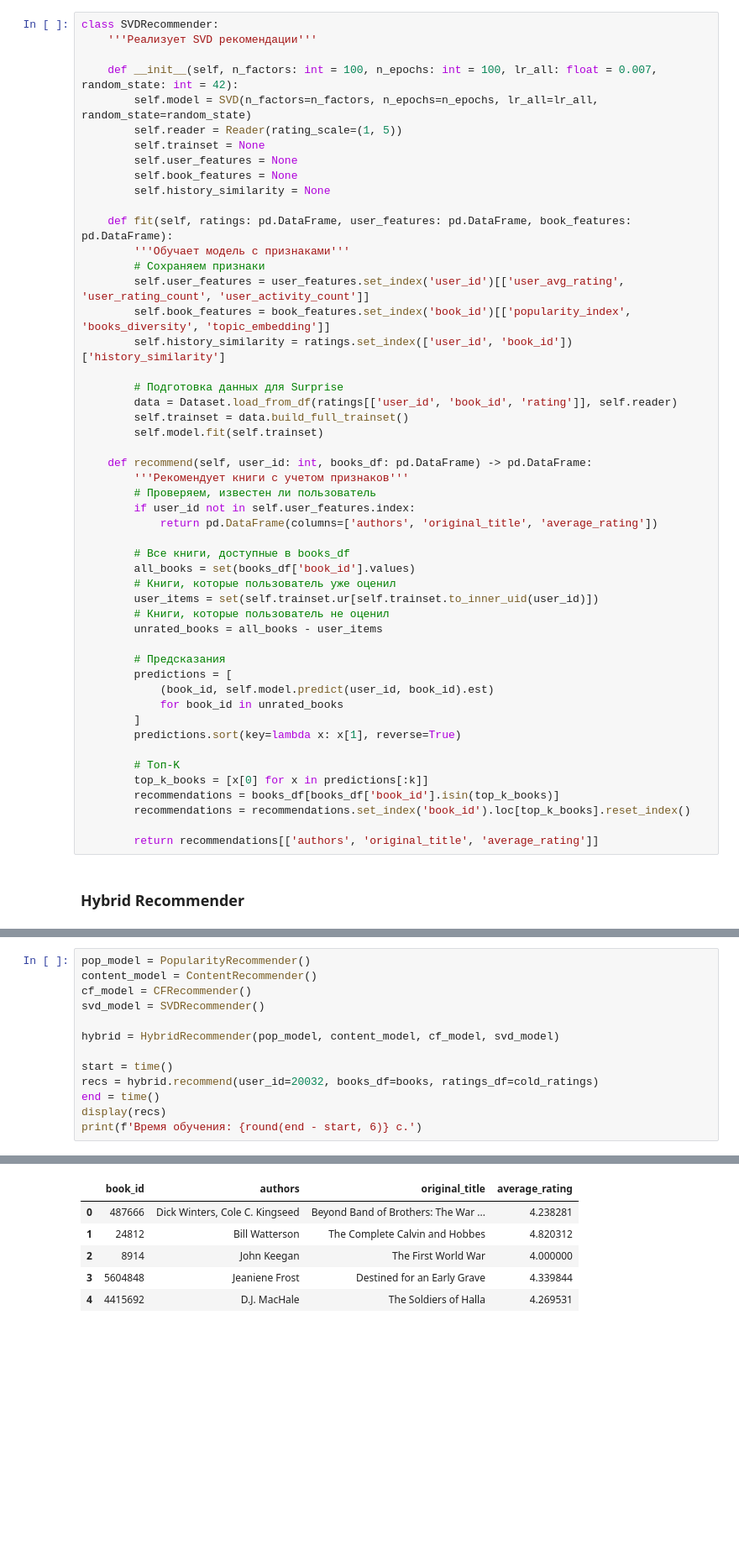
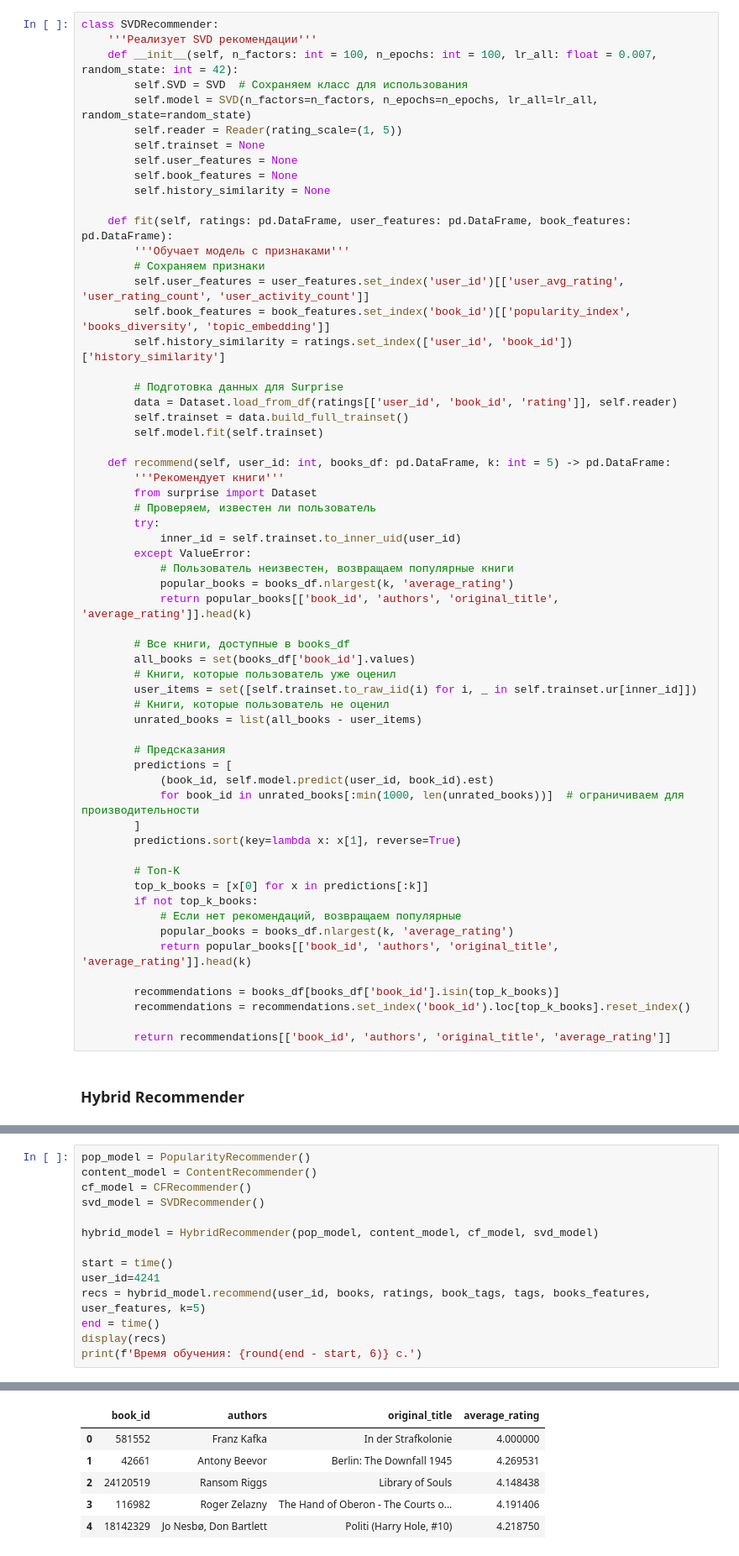
Before and after one commit to DmitriyVish/BooksRecSys, a Jupyter notebook: good_books_final.ipynb, the cells around one changed output, grey strips where cells are left out. Shown at 84% size. Drawn from its saved outputs; the diff is of its cells as text; blank space fills up the shorter version.

```diff
--- a/good_books_final.ipynb
+++ b/good_books_final.ipynb
@@ -634,8 +791,8 @@ class CFRecommender:
 # %%
 class SVDRecommender:
     '''Реализует SVD рекомендации'''
-
     def __init__(self, n_factors: int = 100, n_epochs: int = 100, lr_all: float = 0.007, random_state: int = 42):
+        self.SVD = SVD  # Сохраняем класс для использования
         self.model = SVD(n_factors=n_factors, n_epochs=n_epochs, lr_all=lr_all, random_state=random_state)
         self.reader = Reader(rating_scale=(1, 5))
         self.trainset = None
@@ -655,31 +812,41 @@ class SVDRecommender:
         self.trainset = data.build_full_trainset()
         self.model.fit(self.trainset)
 
-    def recommend(self, user_id: int, books_df: pd.DataFrame) -> pd.DataFrame:
-        '''Рекомендует книги с учетом признаков'''
+    def recommend(self, user_id: int, books_df: pd.DataFrame, k: int = 5) -> pd.DataFrame:
+        '''Рекомендует книги'''
+        from surprise import Dataset
         # Проверяем, известен ли пользователь
-        if user_id not in self.user_features.index:
-            return pd.DataFrame(columns=['authors', 'original_title', 'average_rating'])
+        try:
+            inner_id = self.trainset.to_inner_uid(user_id)
+        except ValueError:
+            # Пользователь неизвестен, возвращаем популярные книги
+            popular_books = books_df.nlargest(k, 'average_rating')
+            return popular_books[['book_id', 'authors', 'original_title', 'average_rating']].head(k)
 
         # Все книги, доступные в books_df
         all_books = set(books_df['book_id'].values)
         # Книги, которые пользователь уже оценил
-        user_items = set(self.trainset.ur[self.trainset.to_inner_uid(user_id)])
+        user_items = set([self.trainset.to_raw_iid(i) for i, _ in self.trainset.ur[inner_id]])
         # Книги, которые пользователь не оценил
-        unrated_books = all_books - user_items
+        unrated_books = list(all_books - user_items)
 
         # Предсказания
         predictions = [
             (book_id, self.model.predict(user_id, book_id).est)
-            for book_id in unrated_books
+            for book_id in unrated_books[:min(1000, len(unrated_books))]  # ограничиваем для производительности
         ]
         predictions.sort(key=lambda x: x[1], reverse=True)
 
         # Топ-K
         top_k_books = [x[0] for x in predictions[:k]]
+        if not top_k_books:
+            # Если нет рекомендаций, возвращаем популярные
+            popular_books = books_df.nlargest(k, 'average_rating')
+            return popular_books[['book_id', 'authors', 'original_title', 'average_rating']].head(k)
+
         recommendations = books_df[books_df['book_id'].isin(top_k_books)]
         recommendations = recommendations.set_index('book_id').loc[top_k_books].reset_index()
 
-        return recommendations[['authors', 'original_title', 'average_rating']]
+        return recommendations[['book_id', 'authors', 'original_title', 'average_rating']]
 # %% [markdown]
 ### Hybrid Recommender
@@ -733,10 +965,11 @@ content_model = ContentRecommender()
 cf_model = CFRecommender()
 svd_model = SVDRecommender()
 
-hybrid = HybridRecommender(pop_model, content_model, cf_model, svd_model)
+hybrid_model = HybridRecommender(pop_model, content_model, cf_model, svd_model)
 
 start = time()
-recs = hybrid.recommend(user_id=20032, books_df=books, ratings_df=cold_ratings)
+user_id=4241
+recs = hybrid_model.recommend(user_id, books, ratings, book_tags, tags, books_features, user_features, k=5)
 end = time()
 display(recs)
 print(f'Время обучения: {round(end - start, 6)} с.')
@@ -745,6 +978,6 @@ Popularity Model
 |  | book_id | authors | original_title | average_rating |
-| 0 | 487666 | Dick Winters, Cole C. Kingseed | Beyond Band of Brothers: The War ... | 4.238281 |
-| 1 | 24812 | Bill Watterson | The Complete Calvin and Hobbes | 4.820312 |
-| 2 | 8914 | John Keegan | The First World War | 4.000000 |
-| 3 | 5604848 | Jeaniene Frost | Destined for an Early Grave | 4.339844 |
-| 4 | 4415692 | D.J. MacHale | The Soldiers of Halla | 4.269531 |
+| 0 | 581552 | Franz Kafka | In der Strafkolonie | 4.000000 |
+| 1 | 42661 | Antony Beevor | Berlin: The Downfall 1945 | 4.269531 |
+| 2 | 24120519 | Ransom Riggs | Library of Souls | 4.148438 |
+| 3 | 116982 | Roger Zelazny | The Hand of Oberon - The Courts o... | 4.191406 |
+| 4 | 18142329 | Jo Nesbø, Don Bartlett | Politi (Harry Hole, #10) | 4.218750 |
```
Also changed, not shown: parts of 14 cells of this notebook.
